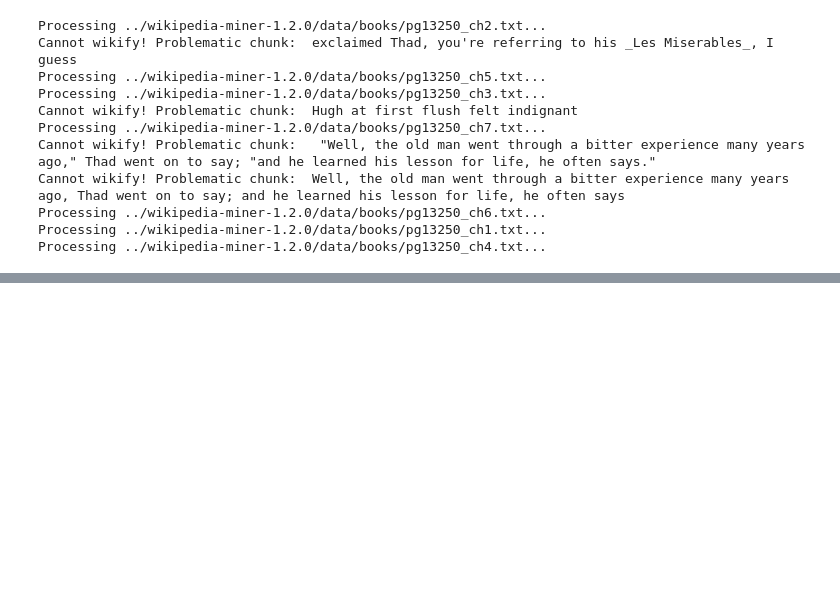
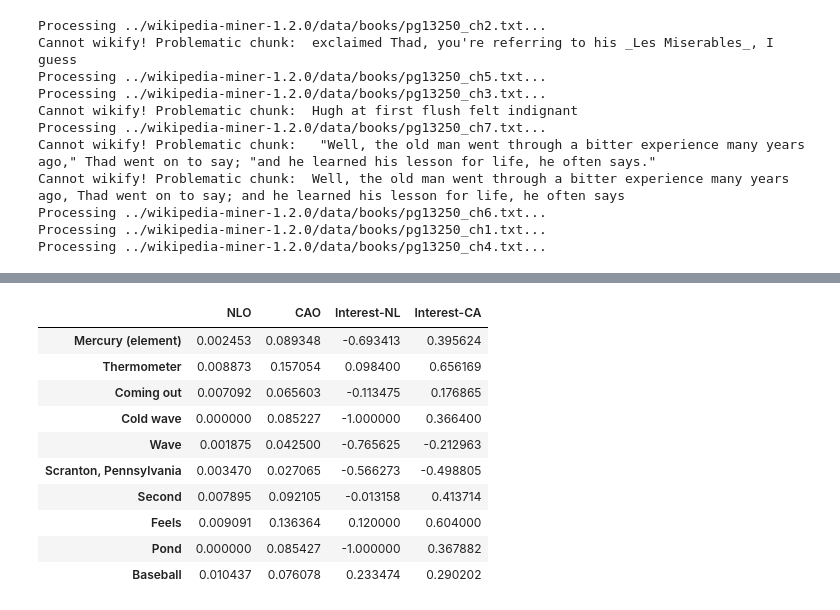
Before and after one commit to c-martinez/BeyondTheBook, a Jupyter notebook: Wikipedia miner interface.ipynb, the cells around one changed output, grey strips where cells are left out. Cells and saved outputs as stored; diff of their text form; code cells hidden in the pictures; blank space fills up the shorter version.

```diff
--- a/Wikipedia miner interface.ipynb
+++ b/Wikipedia miner interface.ipynb
@@ -212,0 +227,9 @@ data
+# %%
+import btb.utils.tools as btbtools
+import btb.utils.wikiquery as wq
+
+import mwclient
+from __future__ import division
+
+wiki = mwclient.Site('en.wikipedia.org')
+bots = wq.getAllBots(wiki)
@@ -212,0 +289,14 @@ data
+# %%
+data2.ix[:,['NLO', 'CAO', 'Interest-NL', 'Interest-CA']][:10]
+# %% [output]
+|  | NLO | CAO | Interest-NL | Interest-CA |
+| Mercury (element) | 0.002453 | 0.089348 | -0.693413 | 0.395624 |
+| Thermometer | 0.008873 | 0.157054 | 0.098400 | 0.656169 |
+| Coming out | 0.007092 | 0.065603 | -0.113475 | 0.176865 |
+| Cold wave | 0.000000 | 0.085227 | -1.000000 | 0.366400 |
+| Wave | 0.001875 | 0.042500 | -0.765625 | -0.212963 |
+| Scranton, Pennsylvania | 0.003470 | 0.027065 | -0.566273 | -0.498805 |
+| Second | 0.007895 | 0.092105 | -0.013158 | 0.413714 |
+| Feels | 0.009091 | 0.136364 | 0.120000 | 0.604000 |
+| Pond | 0.000000 | 0.085427 | -1.000000 | 0.367882 |
+| Baseball | 0.010437 | 0.076078 | 0.233474 | 0.290202 |
```
Also changed, not shown: parts of 15 cells of this notebook, 44 other files.
